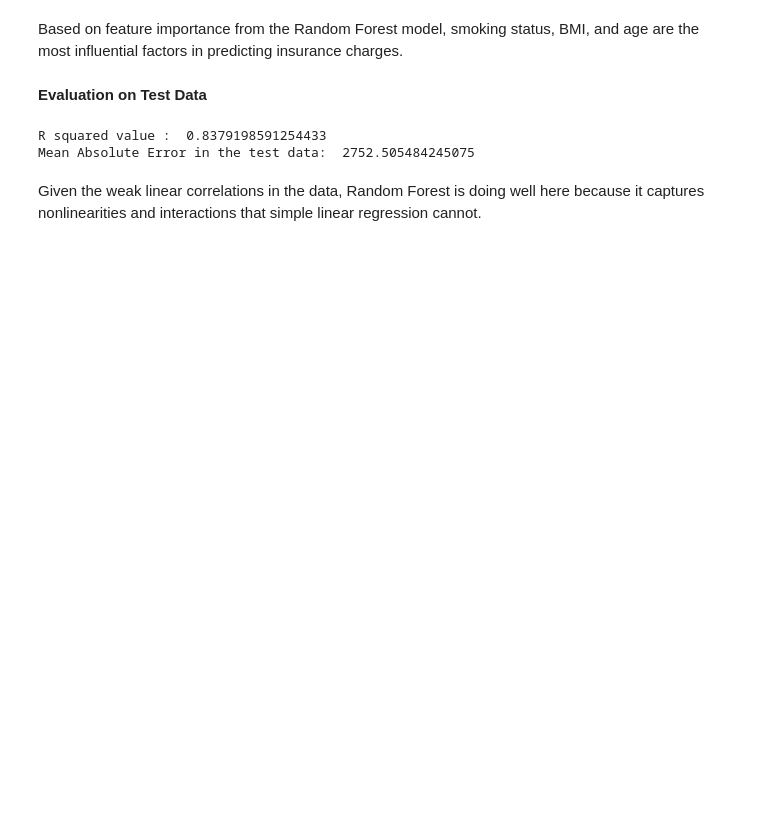
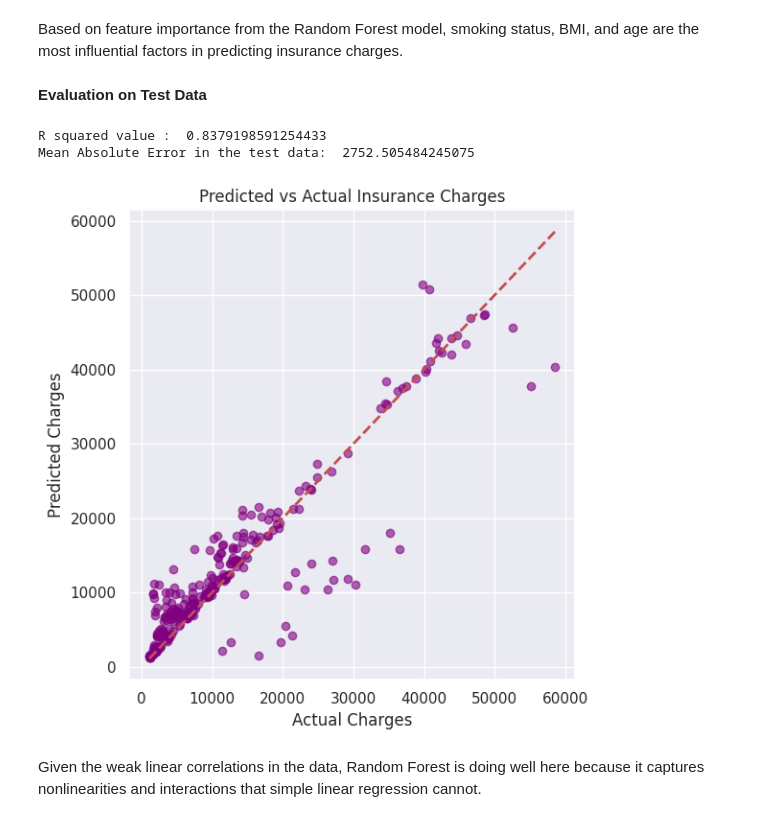
Before and after one commit to ashimaarora25/ml-projects, a Jupyter notebook: health-insurance/HealthInsurancePredictions.ipynb, the cells around one changed output. Cells and saved outputs as stored; diff of their text form; code cells hidden in the pictures; blank space fills up the shorter version.

```diff
--- a/health-insurance/HealthInsurancePredictions.ipynb
+++ b/health-insurance/HealthInsurancePredictions.ipynb
@@ -352,5 +362,16 @@ print("Mean Absolute Error in the test data: ", mae)
 # %% [output]
 R squared value :  0.8379198591254433
 Mean Absolute Error in the test data:  2752.505484245075
+# %%
+plt.figure(figsize=(6,6))
+plt.scatter(Y_test, test_data_prediction, alpha=0.6, color='purple')
+plt.plot([Y_test.min(), Y_test.max()], [Y_test.min(), Y_test.max()], 'r--', lw=2)  # y=x line
+plt.xlabel("Actual Charges")
+plt.ylabel("Predicted Charges")
+plt.title("Predicted vs Actual Insurance Charges")
+plt.tight_layout()
+plt.show()
+# %% [output]
+[figure, added]
 # %% [markdown]
 Given the weak linear correlations in the data, Random Forest is doing well here because it captures nonlinearities and interactions that simple linear regression cannot.
```
Also changed, not shown: parts of 1 cell of this notebook.
